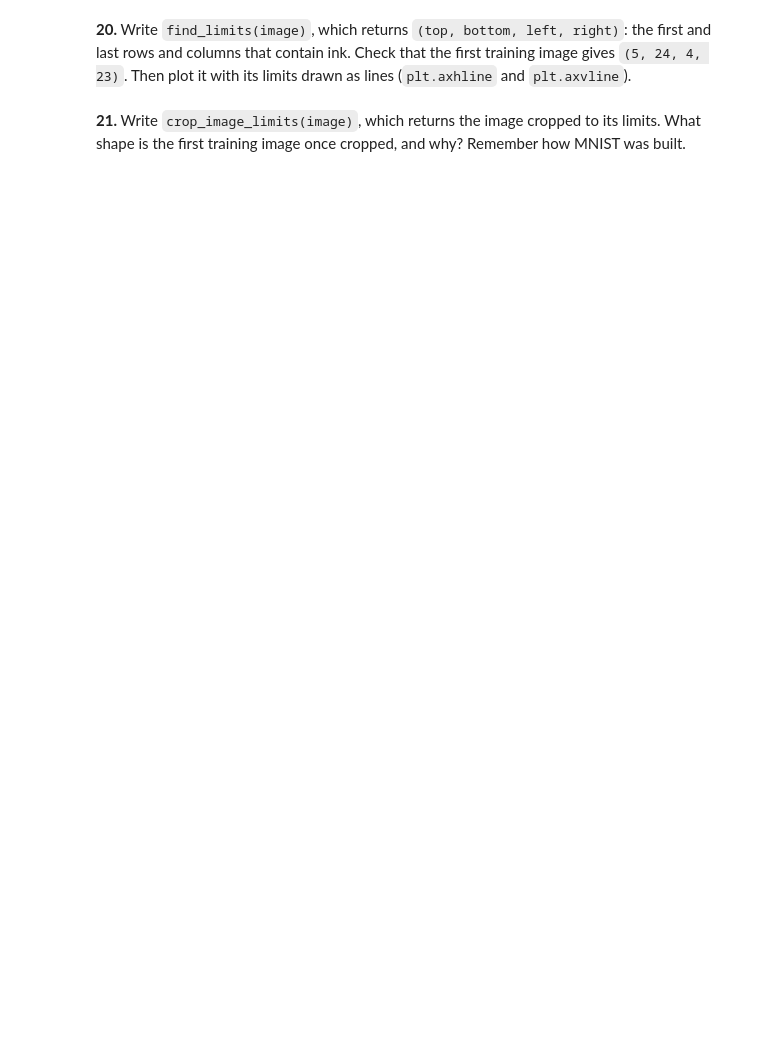
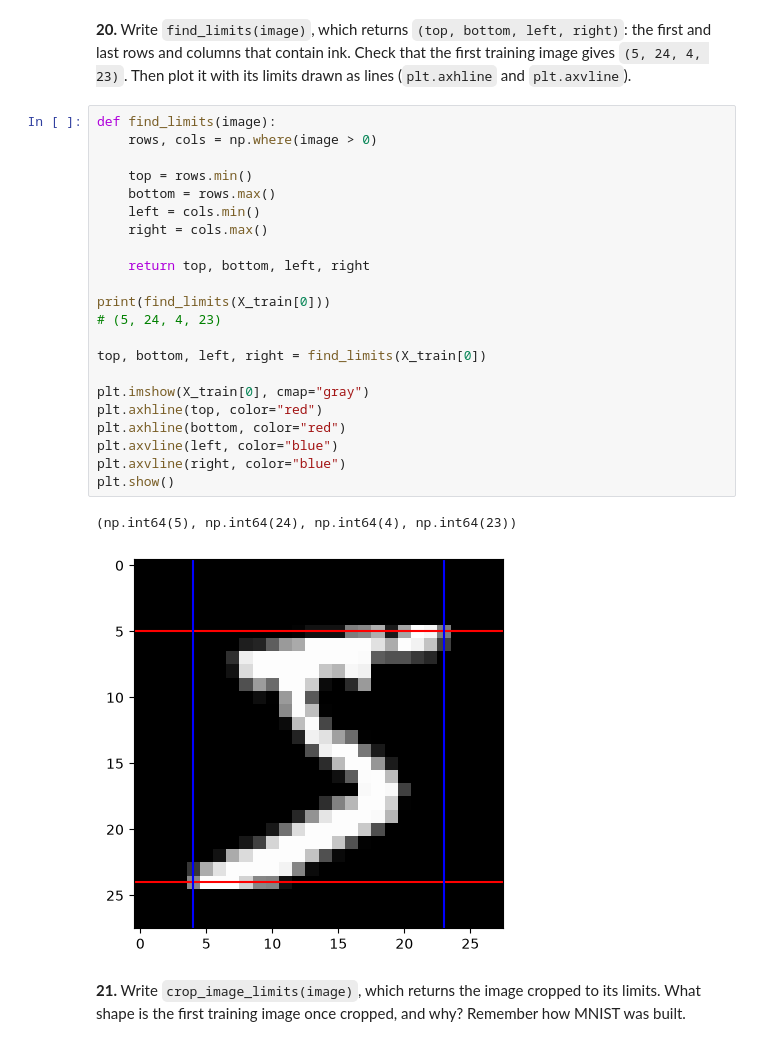
Before and after one commit to markomorko/numpy-mnist, a Jupyter notebook: mnist_numpy.ipynb, the cells around one changed output. Drawn from its saved outputs; the diff is of its cells as text; blank space fills up the shorter version.

```diff
--- a/mnist_numpy.ipynb
+++ b/mnist_numpy.ipynb
@@ -505,4 +513,29 @@ Arriba 10 píxeles
 # %% [markdown]
 **20.** Write `find_limits(image)`, which returns `(top, bottom, left, right)`: the first and last rows and columns that contain ink. Check that the first training image gives `(5, 24, 4, 23)`. Then plot it with its limits drawn as lines (`plt.axhline` and `plt.axvline`).
+# %%
+def find_limits(image):
+    rows, cols = np.where(image > 0)
+
+    top = rows.min()
+    bottom = rows.max()
+    left = cols.min()
+    right = cols.max()
+
+    return top, bottom, left, right
+
+print(find_limits(X_train[0]))
+# (5, 24, 4, 23)
+
+top, bottom, left, right = find_limits(X_train[0])
+
+plt.imshow(X_train[0], cmap="gray")
+plt.axhline(top, color="red")
+plt.axhline(bottom, color="red")
+plt.axvline(left, color="blue")
+plt.axvline(right, color="blue")
+plt.show()
+# %% [output]
+(np.int64(5), np.int64(24), np.int64(4), np.int64(23))
+[figure, added]
 # %% [markdown]
 **21.** Write `crop_image_limits(image)`, which returns the image cropped to its limits. What shape is the first training image once cropped, and why? Remember how MNIST was built.
```
Also changed, not shown: parts of 5 cells of this notebook, 1 other file.
